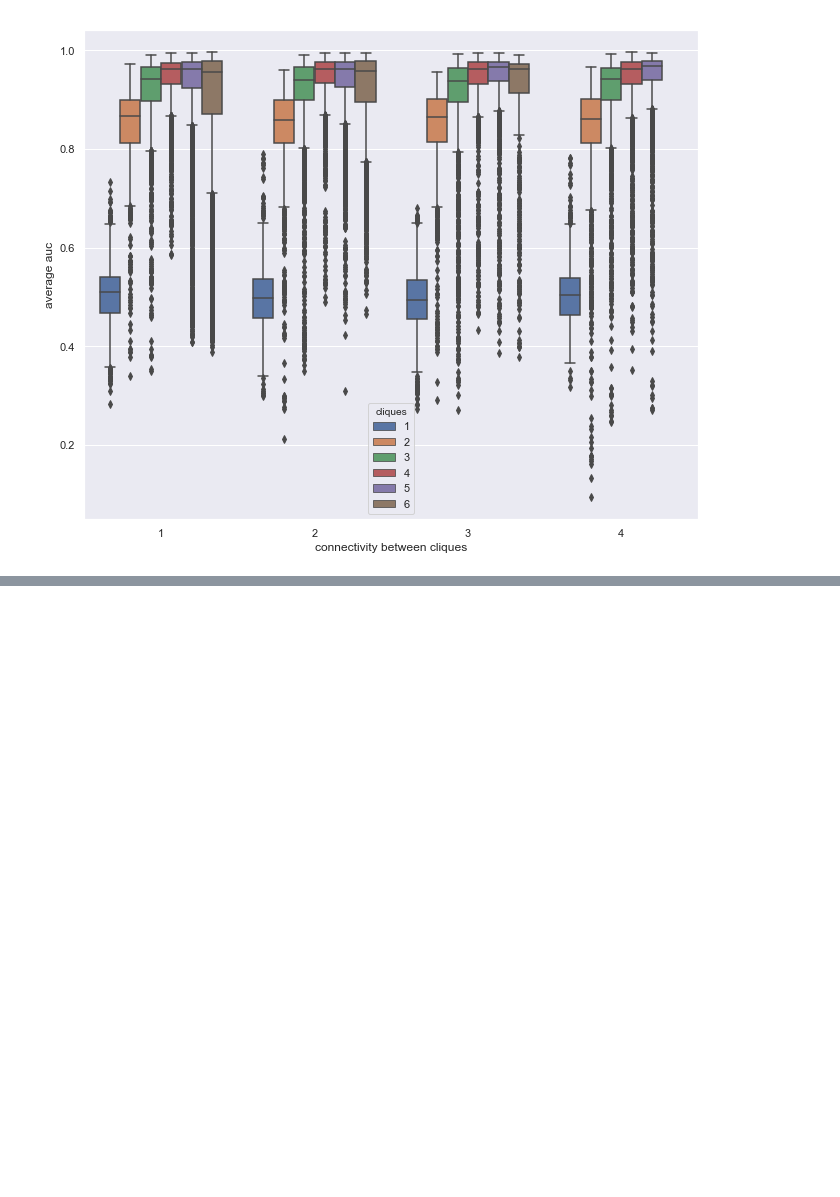
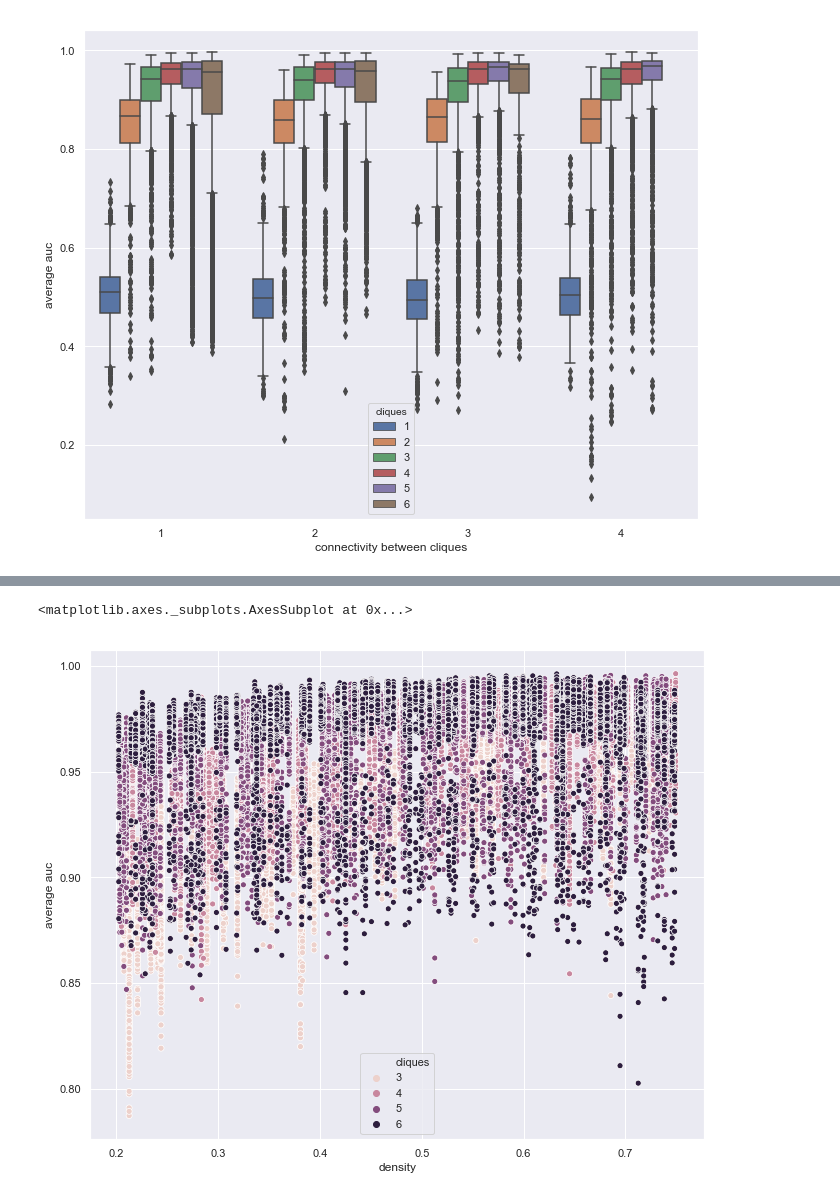
Before and after one commit to cbbruss/graph_embed, a Jupyter notebook: notebooks/Graph_Embeddings_Hyperparameters_Exploration.ipynb, the cells around one changed output, grey strips where cells are left out. Drawn from its saved outputs; the diff is of its cells as text; code cells hidden in the pictures; blank space fills up the shorter version.

```diff
--- a/notebooks/Graph_Embeddings_Hyperparameters_Exploration.ipynb
+++ b/notebooks/Graph_Embeddings_Hyperparameters_Exploration.ipynb
@@ -54,0 +65,8 @@ sns.boxplot(x=results_df['connectivity between cliques'], y=results_df['average
+# %%
+middle_density = results_df[(results_df['density'] < 0.75) & (results_df['density'] > 0.2) & (results_df['cliques'] > 2)]
+# %%
+f, ax = plt.subplots(figsize=(11, 9))
+sns.scatterplot(x=middle_density['density'], y=middle_density['average auc'], hue=middle_density['cliques'])
+# %% [output]
+<matplotlib.axes._subplots.AxesSubplot at 0x...>
+[figure, added]
```
Also changed, not shown: parts of 6 cells of this notebook.
